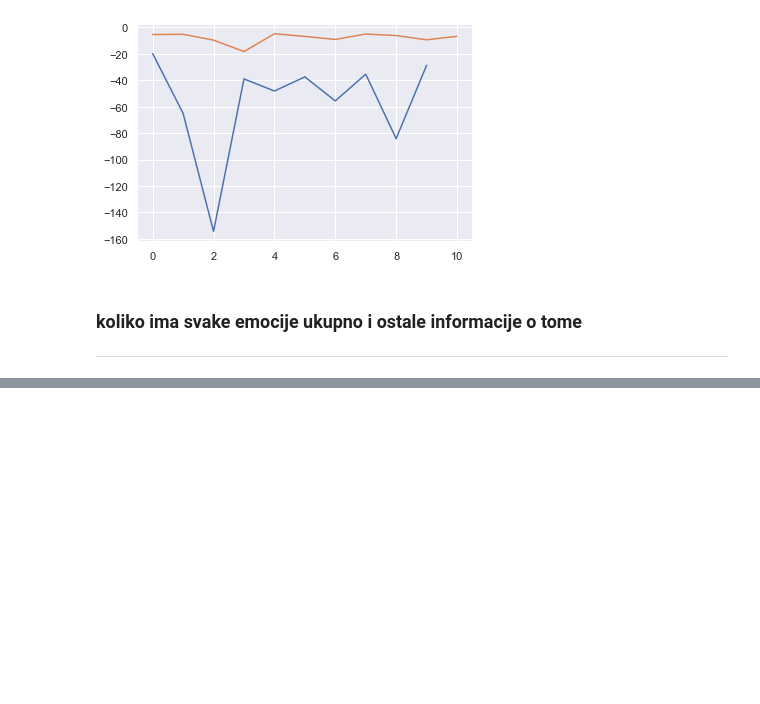
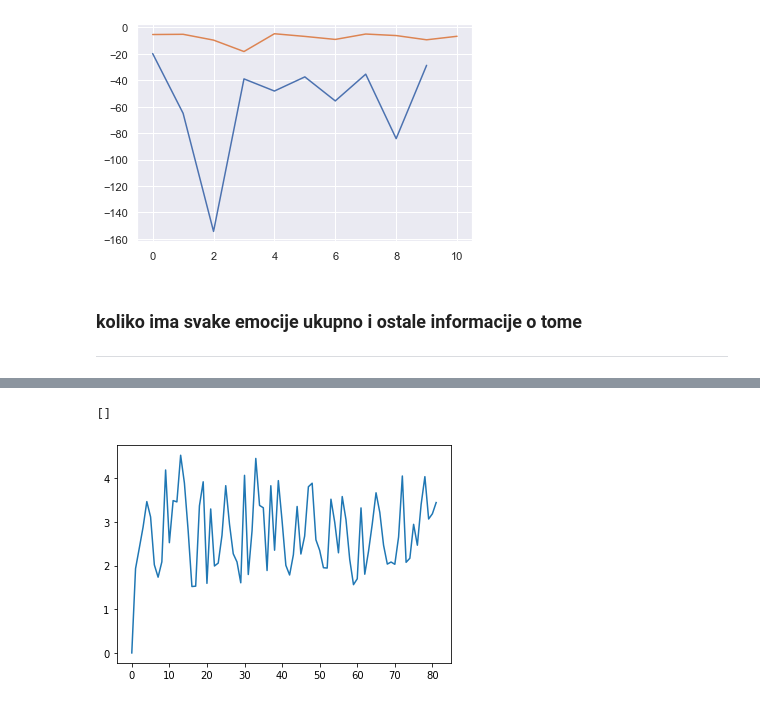
Before and after one commit to pfe-rs/lk-s-2023-prepoznavanje-emocija, a Jupyter notebook: ficer-probe.ipynb, the cells around one changed output, grey strips where cells are left out. Saved outputs shown, nothing was run; the diff lists cells and outputs as text; code cells hidden in the pictures; blank space fills up the shorter version.

```diff
--- a/ficer-probe.ipynb
+++ b/ficer-probe.ipynb
@@ -172,0 +209,6 @@ for file in lista_fajlova:
+# %%
+plt.plot(duzine_emo[1])
+plt.plot()
+# %% [output]
+[]
+[figure, added]
```
Also changed, not shown: parts of 16 cells of this notebook.
